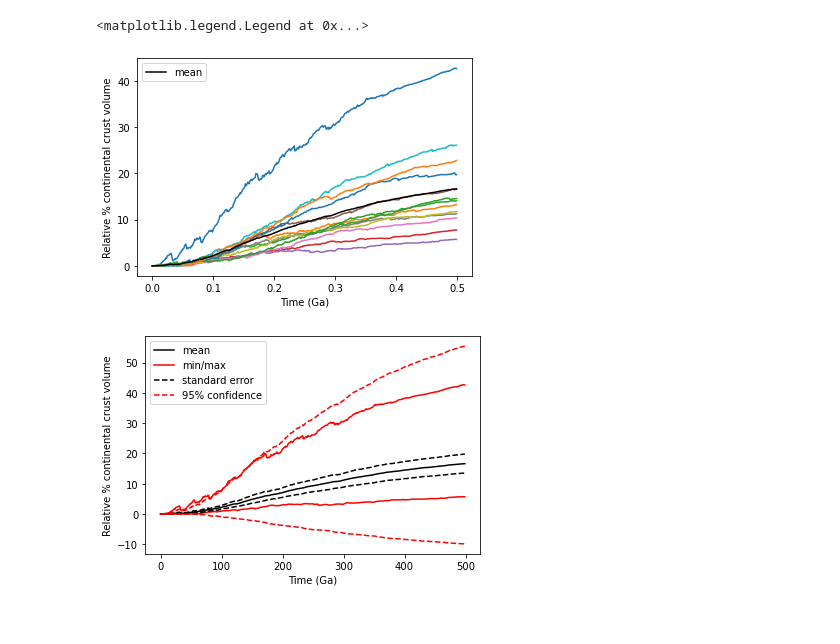
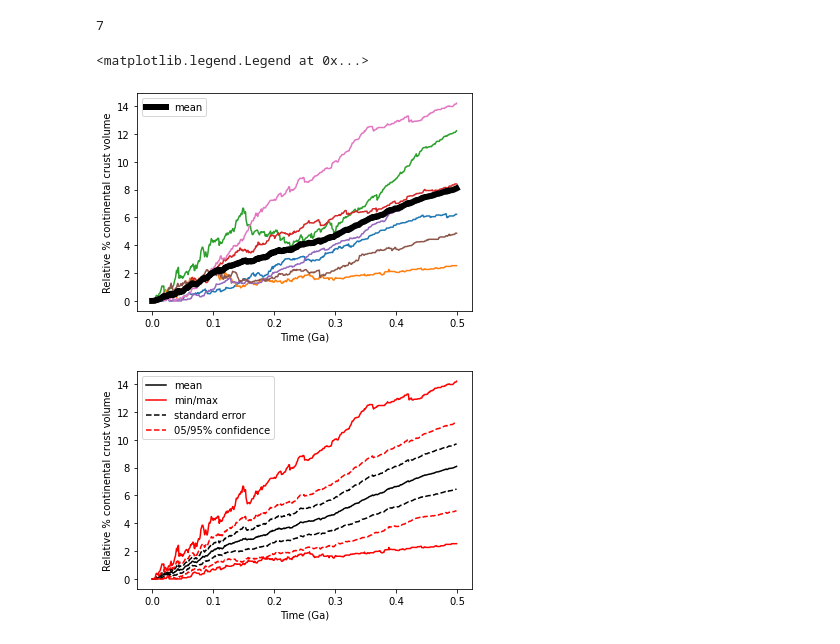
Before and after one commit to DualEarth/IMPaCS, a Jupyter notebook: sio2_curve_from_ensemble.ipynb, the cells around one changed output. Saved outputs shown, nothing was run; the diff lists cells and outputs as text; code cells hidden in the pictures.

```diff
--- a/sio2_curve_from_ensemble.ipynb
+++ b/sio2_curve_from_ensemble.ipynb
@@ -8,25 +5,38 @@ ensembles.append(30)
+# %%
+ensembles = list(range(1,8))
+# ensembles.extend(list(range(60,79)))
+# ensembles.extend(list(range(101,106)))
+# ensembles.extend(list(range(130,137)))
 # %%
 sio2_dict = {}
 for ensemble in ensembles:
-    with open("./sio2_percent_tables/ensemble_{:d}.csv".format(ensemble), "r")as f:
+    with open("./sio2_percent_tables/3june2021/ensemble_{:d}.csv".format(ensemble), "r")as f:
         sio2_dict[ensemble] = pd.read_csv(f).fillna(0)
 # %%
 df = sio2_dict[1].loc[:,[str(p) for p in range(60,71)]].sum(axis=1) / 40
+# %%
+ensemble
+# %% [output]
+7
 # %%
 crust_dict = {}
 for ensemble in ensembles:
-    df = 100* sio2_dict[ensemble].loc[:,[str(p) for p in range(60,71)]].sum(axis=1) / 40
+    percent_bins=[]
+    for p in range(60,99):
+        if str(p) in list(sio2_dict[ensemble].columns.values):
+            percent_bins.append(str(p))
+    df = 100* sio2_dict[ensemble].loc[:,percent_bins].sum(axis=1) / 40
     crust_dict[ensemble] = df.values
     plt.plot(df.index.values/1000, df.values)
     plt.xlabel("Time (Ga)")
     plt.ylabel("Relative % continental crust volume")
 crust_df = pd.DataFrame(crust_dict, index=df.index.values)
 crust_mean = crust_df.mean(axis=1)
-plt.plot(df.index.values/1000, crust_mean.values, c='k', label="mean")
+plt.plot(df.index.values/1000, crust_mean.values, c='k', label="mean", lw=6)
 plt.legend()
 # %% [output]
 <matplotlib.legend.Legend at 0x...>
-[figure, old version]
+[figure, new version]
 # %%
 crust_df['mean'] = crust_df.mean(axis=1)
 crust_df['min'] = crust_df.min(axis=1)
@@ -39,15 +50,15 @@ crust_df['c05'] = crust_df['mean'] - crust_df['e05'] * 1.96
 # %%
-plt.plot(crust_df['mean'], c='k', label='mean')
-plt.plot(crust_df['min'], c='r', label='min/max')
-plt.plot(crust_df['max'], c='r')
-plt.plot(crust_df['e05'], '--', c='k', label='standard error')
-plt.plot(crust_df['e95'], '--', c='k')
-plt.plot(crust_df['c05'], '--', c='r', label='95% confidence')
-plt.plot(crust_df['c95'], '--', c='r')
+plt.plot(df.index.values/1000, crust_df['mean'], c='k', label='mean')
+plt.plot(df.index.values/1000, crust_df['min'].clip(lower=0), c='r', label='min/max')
+plt.plot(df.index.values/1000, crust_df['max'], c='r')
+plt.plot(df.index.values/1000, crust_df['e05'], '--', c='k', label='standard error')
+plt.plot(df.index.values/1000, crust_df['e95'], '--', c='k')
+plt.plot(df.index.values/1000, crust_df['c05'].clip(lower=0), '--', c='r', label='05/95% confidence')
+plt.plot(df.index.values/1000, crust_df['c95'], '--', c='r')
 plt.xlabel("Time (Ga)")
 plt.ylabel("Relative % continental crust volume")
 plt.legend()
 plt.show()
 plt.close()
 # %% [output]
-[figure, old version]
+[figure, new version]
```
Also changed, not shown: parts of 4 cells of this notebook, 33 other files.
